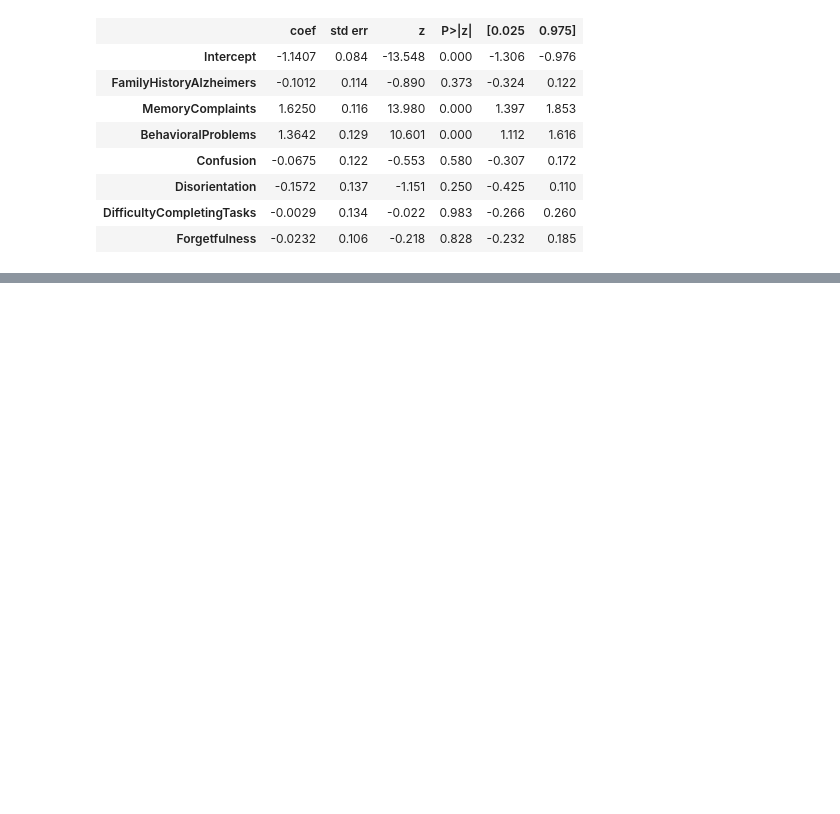
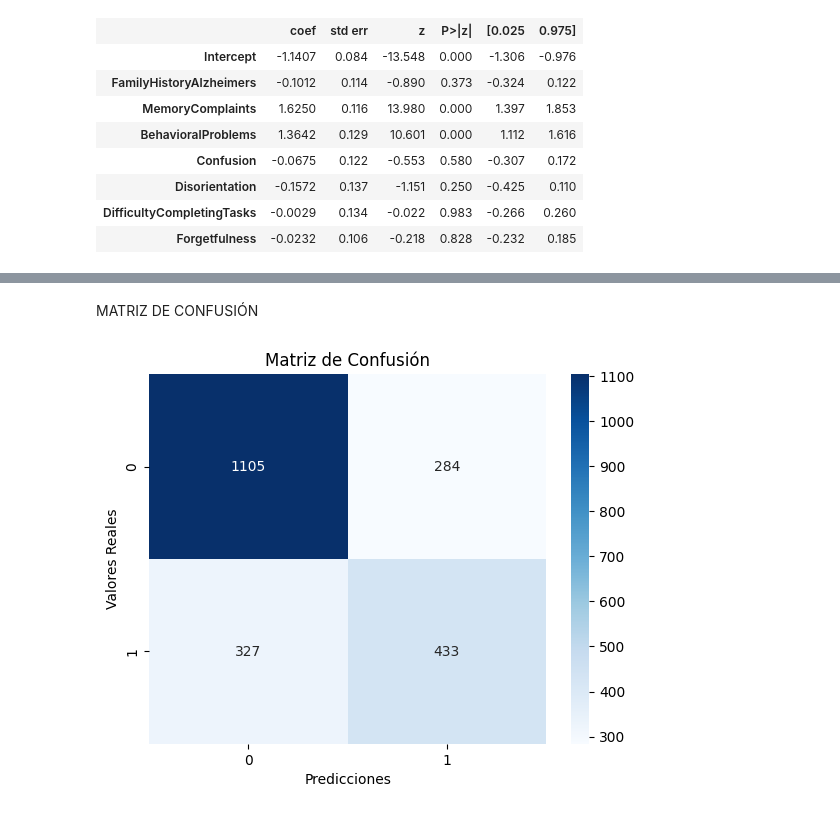
Before and after one commit to cesarmayta/BOOTCAMP_DSG1, a Jupyter notebook: dia3/09_ejercicios_regresione_logistica.ipynb, the cells around one changed output, grey strips where cells are left out. Cells and saved outputs as stored; diff of their text form; code cells hidden in the pictures; blank space fills up the shorter version.

```diff
--- a/dia3/09_ejercicios_regresione_logistica.ipynb
+++ b/dia3/09_ejercicios_regresione_logistica.ipynb
@@ -165,3 +165,9 @@ Logit Regression Results
 | Disorientation | -0.1572 | 0.137 | -1.151 | 0.250 | -0.425 | 0.110 |
 | DifficultyCompletingTasks | -0.0029 | 0.134 | -0.022 | 0.983 | -0.266 | 0.260 |
 | Forgetfulness | -0.0232 | 0.106 | -0.218 | 0.828 | -0.232 | 0.185 |
+# %%
+model_diag = smf.logit(
+    formula='Diagnosis ~ MemoryComplaints + BehavioralProblems',
+    data=df_alzheimer
+).fit()
+model_diag.summary()
@@ -167,0 +190,8 @@ Logit Regression Results
+# %%
+alzheimer_predictions = pd.DataFrame(
+    dict(
+        actual_value=df_alzheimer.Diagnosis,
+        predicted_value= model_diag.predict().round()
+    )
+)
+alzheimer_predictions
@@ -167,0 +224,22 @@ Logit Regression Results
+# %% [markdown]
+MATRIZ DE CONFUSIÓN
+# %%
+from sklearn.metrics import confusion_matrix
+import seaborn as sns
+import matplotlib.pyplot as plt
+
+# Crear la matriz de confusión
+conf_matrix = confusion_matrix(alzheimer_predictions['actual_value'], alzheimer_predictions['predicted_value'])
+
+# Visualizar la matriz de confusión
+sns.heatmap(conf_matrix, annot=True, fmt='d', cmap='Blues')
+
+# Añadir etiquetas y título
+plt.xlabel('Predicciones')
+plt.ylabel('Valores Reales')
+plt.title('Matriz de Confusión')
+
+# Mostrar el gráfico
+plt.show()
+# %% [output]
+[figure, added]
```
Also changed, not shown: parts of 3 cells of this notebook.
